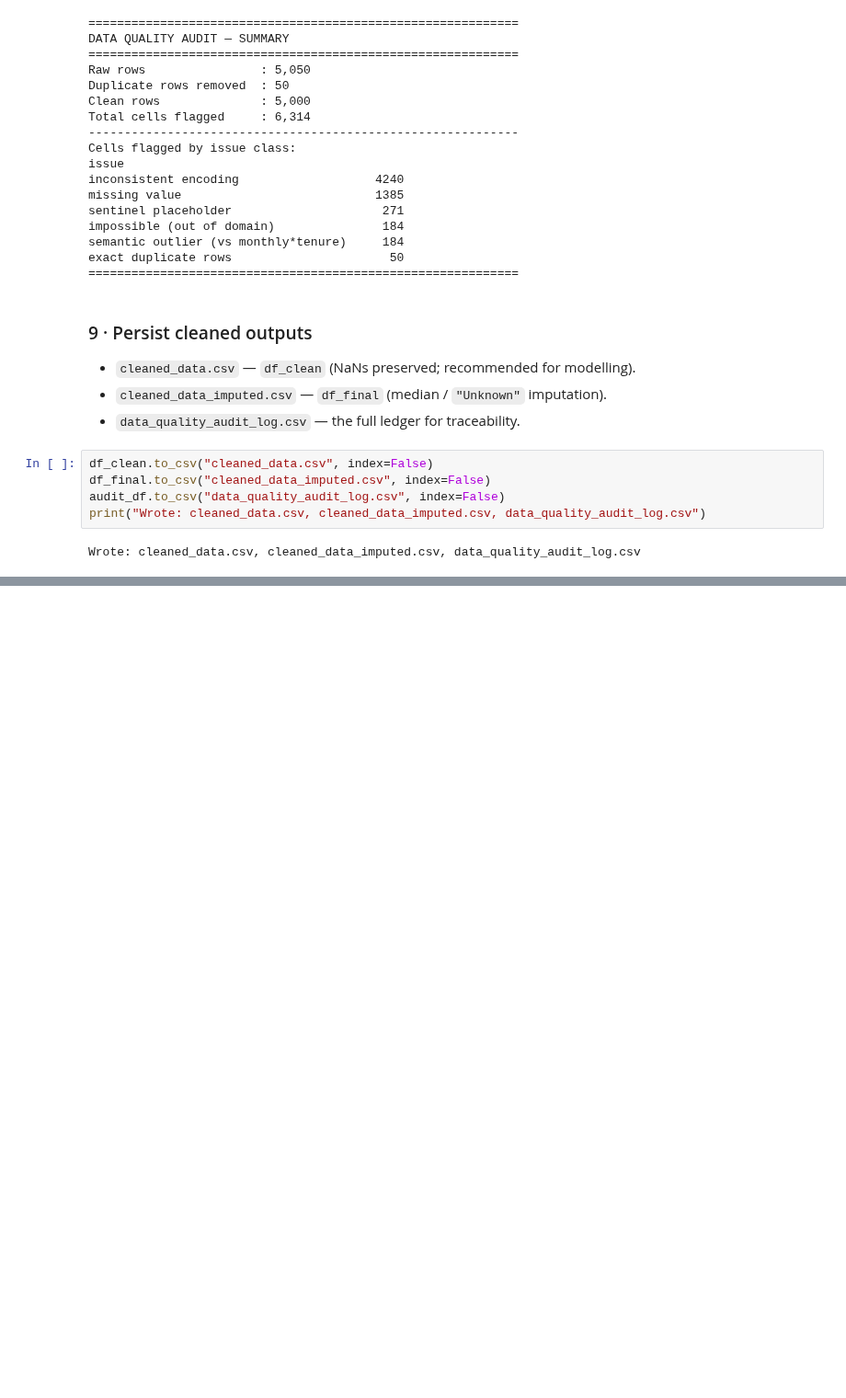
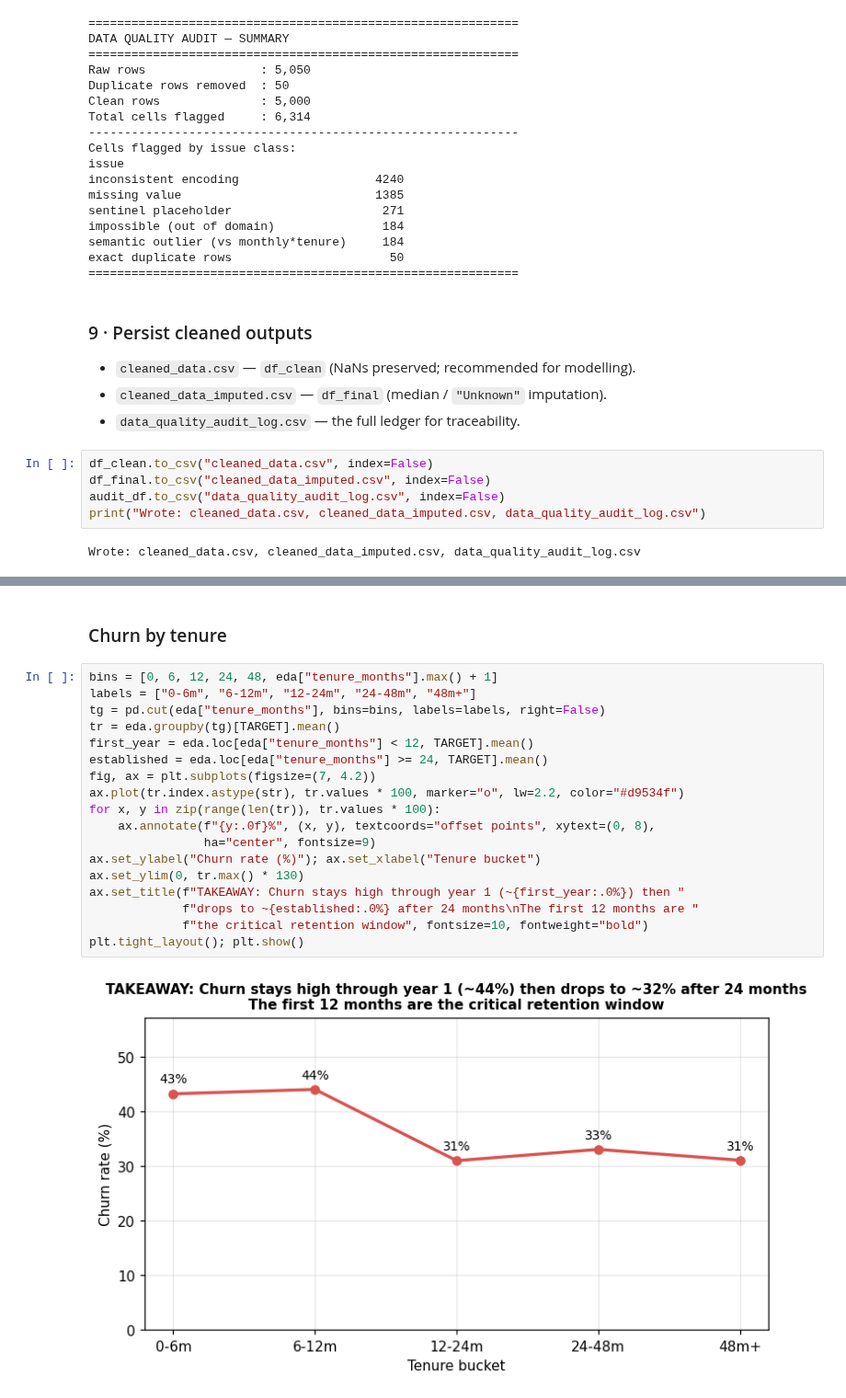
Before and after one commit to afsalbadarudeen/AI-ML-Assessment, a Jupyter notebook: teleconnect_assessment.ipynb, the cells around one changed output, grey strips where cells are left out. Shown at 92% size. Saved outputs shown, nothing was run; the diff lists cells and outputs as text; blank space fills up the shorter version.

```diff
--- a/teleconnect_assessment.ipynb
+++ b/teleconnect_assessment.ipynb
@@ -543,0 +707,22 @@ Wrote: cleaned_data.csv, cleaned_data_imputed.csv, data_quality_audit_log.csv
+# %% [markdown]
+### Churn by tenure
+# %%
+bins = [0, 6, 12, 24, 48, eda["tenure_months"].max() + 1]
+labels = ["0-6m", "6-12m", "12-24m", "24-48m", "48m+"]
+tg = pd.cut(eda["tenure_months"], bins=bins, labels=labels, right=False)
+tr = eda.groupby(tg)[TARGET].mean()
+first_year = eda.loc[eda["tenure_months"] < 12, TARGET].mean()
+established = eda.loc[eda["tenure_months"] >= 24, TARGET].mean()
+fig, ax = plt.subplots(figsize=(7, 4.2))
+ax.plot(tr.index.astype(str), tr.values * 100, marker="o", lw=2.2, color="#d9534f")
+for x, y in zip(range(len(tr)), tr.values * 100):
+    ax.annotate(f"{y:.0f}%", (x, y), textcoords="offset points", xytext=(0, 8),
+                ha="center", fontsize=9)
+ax.set_ylabel("Churn rate (%)"); ax.set_xlabel("Tenure bucket")
+ax.set_ylim(0, tr.max() * 130)
+ax.set_title(f"TAKEAWAY: Churn stays high through year 1 (~{first_year:.0%}) then "
+             f"drops to ~{established:.0%} after 24 months\nThe first 12 months are "
+             f"the critical retention window", fontsize=10, fontweight="bold")
+plt.tight_layout(); plt.show()
+# %% [output]
+[figure, added]
```
Also changed, not shown: parts of 35 cells of this notebook, 2 other files.
